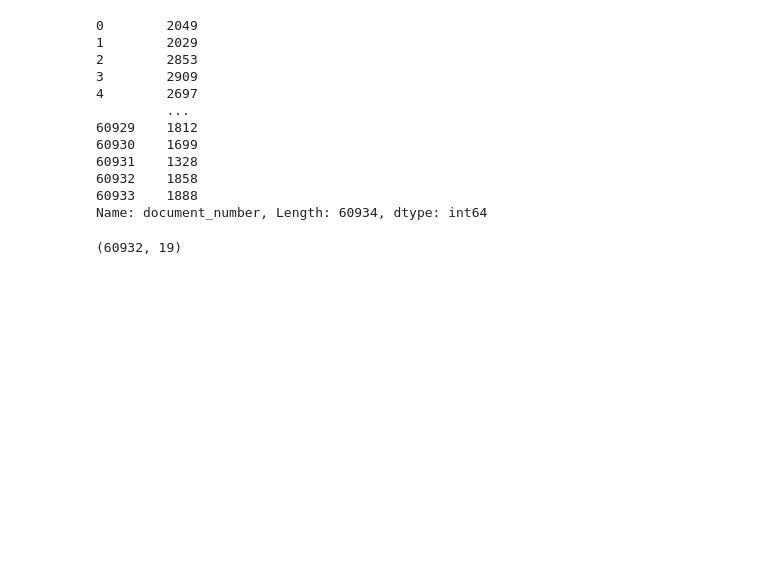
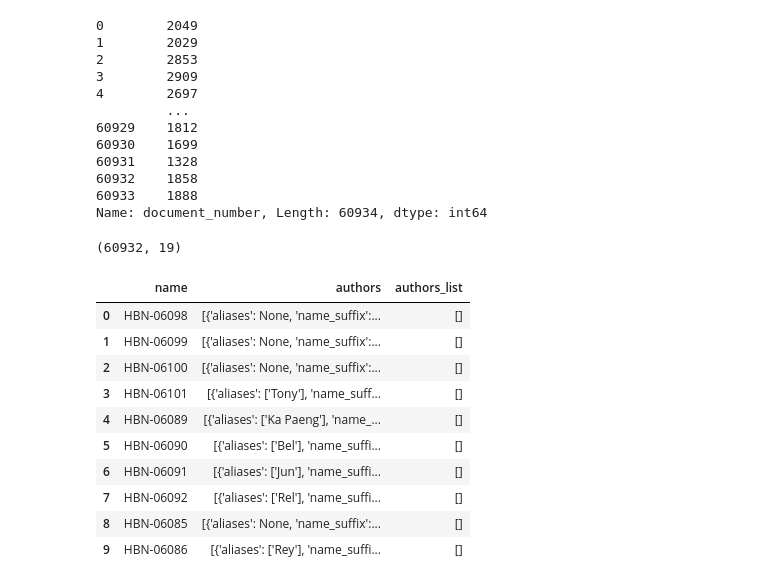
Before and after one commit to Lanzero225/Bills-Legislative-Intelligence-System-BILIS-, a Jupyter notebook: BILIS.ipynb, the cells around one changed output. Cells and saved outputs as stored; diff of their text form; code cells hidden in the pictures; blank space fills up the shorter version.

Commit message:
Updated notebook
Added initial notebook text and background, data source information, and added cells to extract authors from a dict in the authors column to the authors_list column.

```diff
--- a/BILIS.ipynb
+++ b/BILIS.ipynb
@@ -295,0 +392,17 @@ merged_df[merged_df['content'].notnull()].shape
+# %%
+import pandas as pd
+import re
+#Import house_bills to extract author
+house_bills = pd.read_csv("combined_dataset.csv")
+# %% [output]
+|  | name | authors | authors_list |
+| 0 | HBN-06098 | [{'aliases': None, 'name_suffix':... | [] |
+| 1 | HBN-06099 | [{'aliases': None, 'name_suffix':... | [] |
+| 2 | HBN-06100 | [{'aliases': None, 'name_suffix':... | [] |
+| 3 | HBN-06101 | [{'aliases': ['Tony'], 'name_suff... | [] |
+| 4 | HBN-06089 | [{'aliases': ['Ka Paeng'], 'name_... | [] |
+| 5 | HBN-06090 | [{'aliases': ['Bel'], 'name_suffi... | [] |
+| 6 | HBN-06091 | [{'aliases': ['Jun'], 'name_suffi... | [] |
+| 7 | HBN-06092 | [{'aliases': ['Rel'], 'name_suffi... | [] |
+| 8 | HBN-06085 | [{'aliases': None, 'name_suffix':... | [] |
+| 9 | HBN-06086 | [{'aliases': ['Rey'], 'name_suffi... | [] |
```
Also changed, not shown: parts of 19 cells of this notebook.
